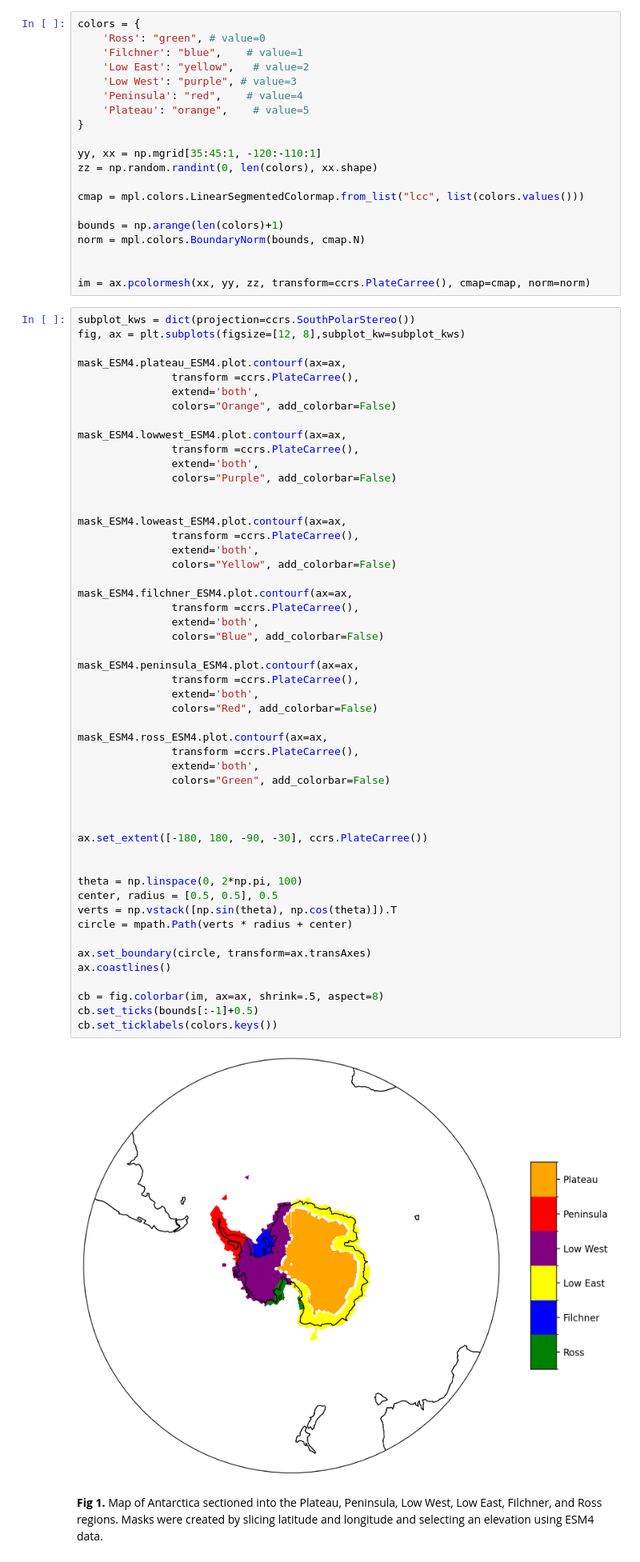
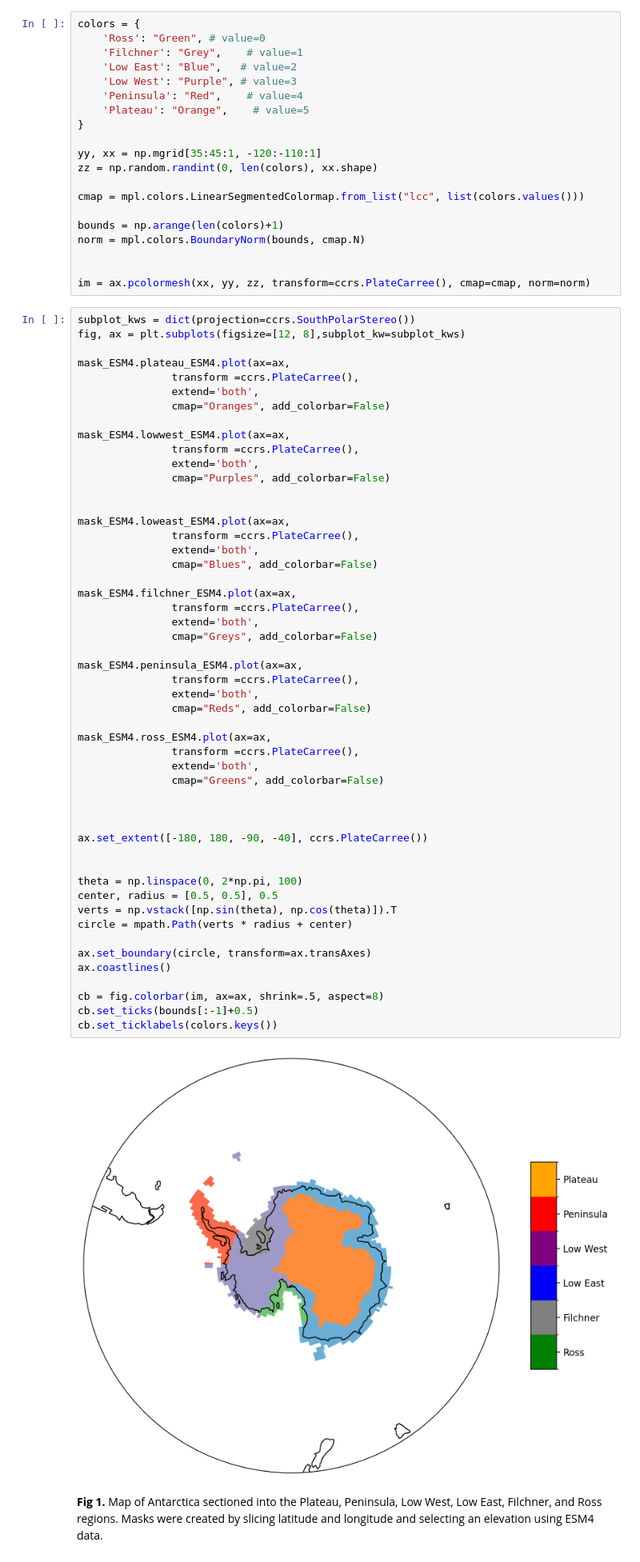
Before and after one commit to twass21/katabatic_winds, a Jupyter notebook: Plotted_masks.ipynb, the cells around one changed output. Shown at 80% size. Cells and saved outputs as stored; diff of their text form.

Commit message:
fixed mask

```diff
--- a/Plotted_masks.ipynb
+++ b/Plotted_masks.ipynb
@@ -95,12 +95,12 @@ ax.coastlines()
 [figure]
 # %%
 colors = {
-    'Ross': "green", # value=0
-    'Filchner': "blue",    # value=1
-    'Low East': "yellow",   # value=2
-    'Low West': "purple", # value=3
-    'Peninsula': "red",    # value=4
-    'Plateau': "orange",    # value=5
+    'Ross': "Green", # value=0
+    'Filchner': "Grey",    # value=1
+    'Low East': "Blue",   # value=2
+    'Low West': "Purple", # value=3
+    'Peninsula': "Red",    # value=4
+    'Plateau': "Orange",    # value=5
 }
 
 yy, xx = np.mgrid[35:45:1, -120:-110:1]
@@ -117,54 +117,54 @@ im = ax.pcolormesh(xx, yy, zz, transform=ccrs.PlateCarree(), cmap=cmap, norm=nor
 subplot_kws = dict(projection=ccrs.SouthPolarStereo())
 fig, ax = plt.subplots(figsize=[12, 8],subplot_kw=subplot_kws)
 
-mask_ESM4.plateau_ESM4.plot.contourf(ax=ax,
+mask_ESM4.plateau_ESM4.plot(ax=ax,
                transform =ccrs.PlateCarree(),
                extend='both',
-               colors="Orange", add_colorbar=False)
+               cmap="Oranges", add_colorbar=False)
 
-mask_ESM4.lowwest_ESM4.plot.contourf(ax=ax,
+mask_ESM4.lowwest_ESM4.plot(ax=ax,
                transform =ccrs.PlateCarree(),
                extend='both',
-               colors="Purple", add_colorbar=False)
+               cmap="Purples", add_colorbar=False)
 
 
-mask_ESM4.loweast_ESM4.plot.contourf(ax=ax,
+mask_ESM4.loweast_ESM4.plot(ax=ax,
                transform =ccrs.PlateCarree(),
                extend='both',
-               colors="Yellow", add_colorbar=False)
+               cmap="Blues", add_colorbar=False)
 
-mask_ESM4.filchner_ESM4.plot.contourf(ax=ax,
+mask_ESM4.filchner_ESM4.plot(ax=ax,
                transform =ccrs.PlateCarree(),
                extend='both',
-               colors="Blue", add_colorbar=False)
+               cmap="Greys", add_colorbar=False)
 
-mask_ESM4.peninsula_ESM4.plot.contourf(ax=ax,
+mask_ESM4.peninsula_ESM4.plot(ax=ax,
                transform =ccrs.PlateCarree(),
                extend='both',
-               colors="Red", add_colorbar=False)
+               cmap="Reds", add_colorbar=False)
 
-mask_ESM4.ross_ESM4.plot.contourf(ax=ax,
+mask_ESM4.ross_ESM4.plot(ax=ax,
                transform =ccrs.PlateCarree(),
                extend='both',
-               colors="Green", add_colorbar=False)
+               cmap="Greens", add_colorbar=False)
 
 
 
-ax.set_extent([-180, 180, -90, -30], ccrs.PlateCarree())
+ax.set_extent([-180, 180, -90, -40], ccrs.PlateCarree())
 
 
 theta = np.linspace(0, 2*np.pi, 100)
 center, radius = [0.5, 0.5], 0.5
 verts = np.vstack([np.sin(theta), np.cos(theta)]).T
 circle = mpath.Path(verts * radius + center)
 
 ax.set_boundary(circle, transform=ax.transAxes)
 ax.coastlines()
 
 cb = fig.colorbar(im, ax=ax, shrink=.5, aspect=8)
 cb.set_ticks(bounds[:-1]+0.5)
 cb.set_ticklabels(colors.keys())
 # %% [output]
-[figure, old version]
+[figure, new version]
 # %% [markdown]
 **Fig 1.** Map of Antarctica sectioned into the Plateau, Peninsula, Low West, Low East, Filchner, and Ross regions. Masks were created by slicing latitude and longitude and selecting an elevation using ESM4 data.
```
